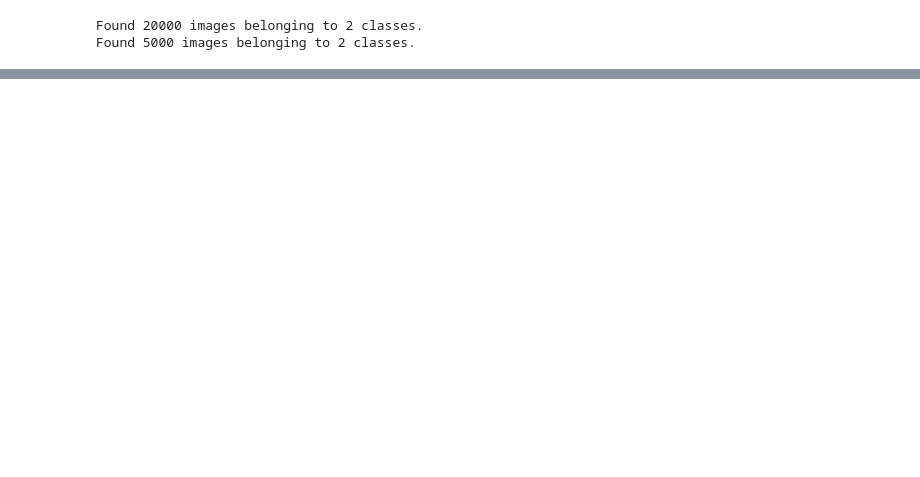
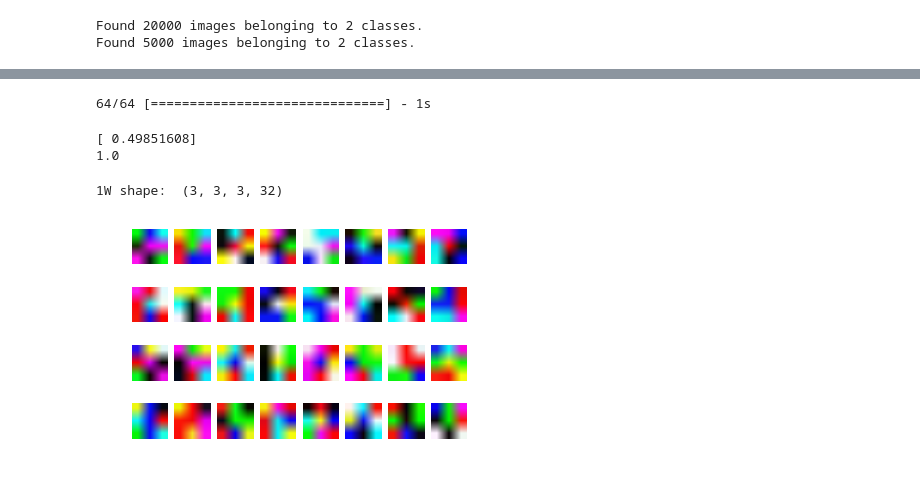
Before and after one commit to ravishchawla/DogsVsCats, a Jupyter notebook: keras_classifier.ipynb, the cells around one changed output, grey strips where cells are left out. Cells and saved outputs as stored; diff of their text form; code cells hidden in the pictures; blank space fills up the shorter version.

Commit message:
tested weights by displaying weights and convolutions on model

```diff
--- a/keras_classifier.ipynb
+++ b/keras_classifier.ipynb
@@ -24,7 +41,7 @@ dogs_dir = "dogs/";
 
 num_train_samples = 2048;
 num_test_samples = 2048;
-num_epoch = 50;
+num_epoch = 1;
 # %%
 num_filters = {
     'wc1' : 32,
@@ -238,0 +226,38 @@ model.save_weights(datetime.datetime.now().strftime("%Y-%m-%d %H:%M:%S"));
+# %%
+results = model.predict(test_tuple[0], batch_size=data_batch_size, verbose=1);
+# %% [output]
+64/64 [==============================] - 1s
+# %%
+print(results[0]);
+print(test_tuple[1][0])
+# %% [output]
+[ 0.49851608]
+1.0
+# %%
+def draw_weights(w_filters, num_weights, num_long, num_wide):
+    pyplot.figure();
+    for weight in range(0,num_weights):
+        pyplot.subplot(num_wide, num_long, weight+1);
+        pyplot.axis('off')
+        pyplot.imshow(w_filters[:,:,:,weight]);
+
+def draw_image(w_filters, num_weights, num_long, num_wide):
+    pyplot.figure();
+    for weight in range(0,num_weights):
+        pyplot.subplot(num_wide, num_long, weight+1);
+        pyplot.axis('off')
+        pyplot.imshow(w_filters[:,:,weight]);
+# %%
+session = tensorflow_backend.get_session();
+firstW = model.weights[0].eval(session);
+firstW  = numpy.squeeze(firstW);
+
+print("1W shape: ", firstW.shape);
+
+num_weights_1 = num_filters['wc1'];
+num_wide_1 = 8;
+
+draw_weights(firstW, num_weights_1, num_wide_1, num_weights_1 / num_wide_1);
+# %% [output]
+1W shape:  (3, 3, 3, 32)
+[figure, added]
```
Also changed, not shown: parts of 6 cells of this notebook, 2 other files.
